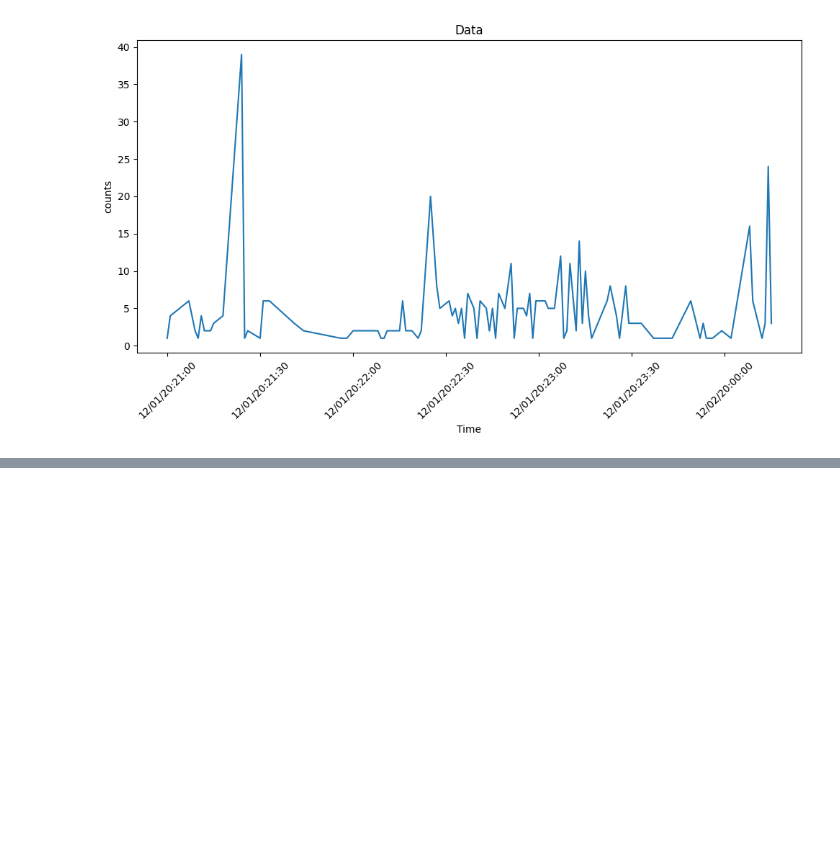
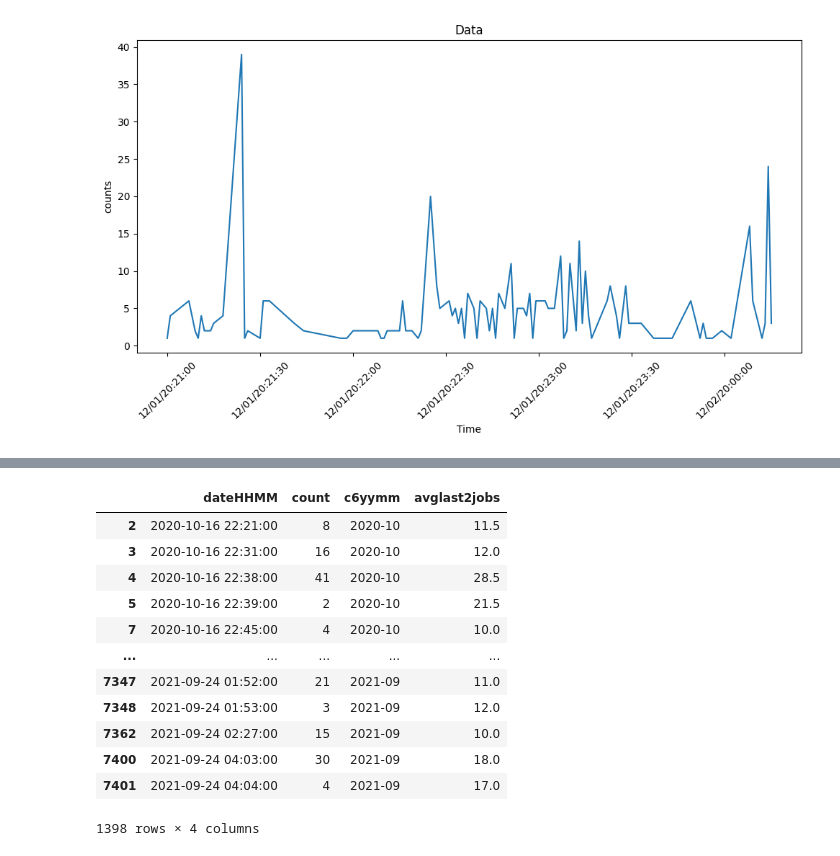
Before and after one commit to nss-data-science-cohort-8/accre-mashed-potatoes, a Jupyter notebook: notebooks/Data Exploration CE5.ipynb, the cells around one changed output, grey strips where cells are left out. Saved outputs shown, nothing was run; the diff lists cells and outputs as text; code cells hidden in the pictures; blank space fills up the shorter version.

```diff
--- a/notebooks/Data Exploration CE5.ipynb
+++ b/notebooks/Data Exploration CE5.ipynb
@@ -747,0 +741,3 @@ ce6batchHHMM_df
+# %%
+ce6batchHHMM_df['avglast2jobs'] = ce6batchHHMM_df['count'].rolling(window=2).mean()
+batchHHMM_df['avglast2jobs'] = batchHHMM_df['count'].rolling(window=2).mean()
@@ -747,0 +760,16 @@ ce6batchHHMM_df
+# %%
+ce6batchHHMM_df[ce6batchHHMM_df['avglast2jobs'] >=10.0 ]
+# %% [output]
+|  | dateHHMM | count | c6yymm | avglast2jobs |
+| 2 | 2020-10-16 22:21:00 | 8 | 2020-10 | 11.5 |
+| 3 | 2020-10-16 22:31:00 | 16 | 2020-10 | 12.0 |
+| 4 | 2020-10-16 22:38:00 | 41 | 2020-10 | 28.5 |
+| 5 | 2020-10-16 22:39:00 | 2 | 2020-10 | 21.5 |
+| 7 | 2020-10-16 22:45:00 | 4 | 2020-10 | 10.0 |
+| ... | ... | ... | ... | ... |
+| 7347 | 2021-09-24 01:52:00 | 21 | 2021-09 | 11.0 |
+| 7348 | 2021-09-24 01:53:00 | 3 | 2021-09 | 12.0 |
+| 7362 | 2021-09-24 02:27:00 | 15 | 2021-09 | 10.0 |
+| 7400 | 2021-09-24 04:03:00 | 30 | 2021-09 | 18.0 |
+| 7401 | 2021-09-24 04:04:00 | 4 | 2021-09 | 17.0 |
+1398 rows × 4 columns
```
Also changed, not shown: parts of 70 cells of this notebook.
